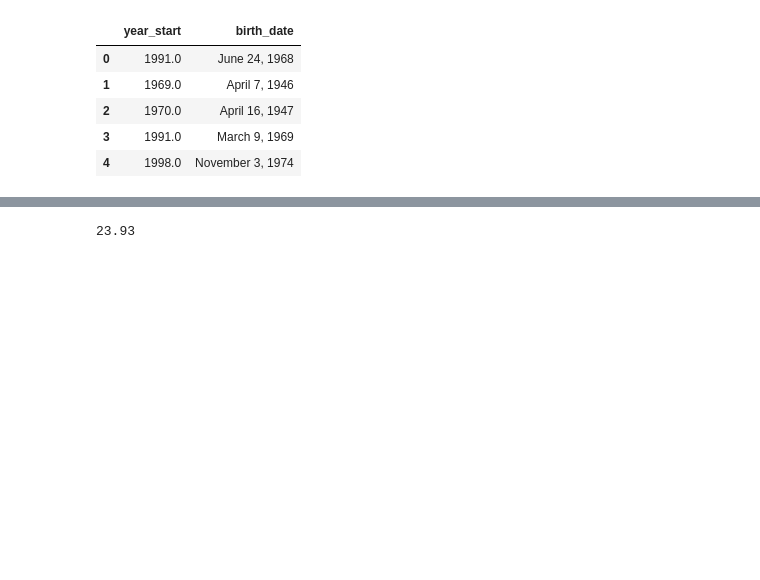
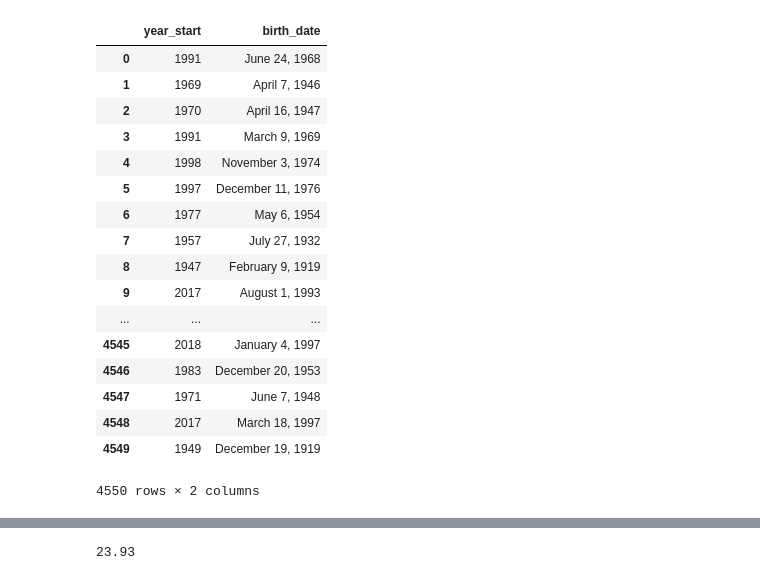
Before and after one commit to reedkm/project_one, a Jupyter notebook: player_heatmap.ipynb, the cells around one changed output, grey strips where cells are left out. Saved outputs shown, nothing was run; the diff lists cells and outputs as text; code cells hidden in the pictures; blank space fills up the shorter version.

```diff
--- a/player_heatmap.ipynb
+++ b/player_heatmap.ipynb
@@ -106,13 +173,25 @@ unique_player
 # %%
 playerYears_df = player_data_df[['year_start','birth_date']].copy()
-playerYears_df.head()
+playerYears_df
 # %% [output]
 |  | year_start | birth_date |
-| 0 | 1991.0 | June 24, 1968 |
-| 1 | 1969.0 | April 7, 1946 |
-| 2 | 1970.0 | April 16, 1947 |
-| 3 | 1991.0 | March 9, 1969 |
-| 4 | 1998.0 | November 3, 1974 |
+| 0 | 1991 | June 24, 1968 |
+| 1 | 1969 | April 7, 1946 |
+| 2 | 1970 | April 16, 1947 |
+| 3 | 1991 | March 9, 1969 |
+| 4 | 1998 | November 3, 1974 |
+| 5 | 1997 | December 11, 1976 |
+| 6 | 1977 | May 6, 1954 |
+| 7 | 1957 | July 27, 1932 |
+| 8 | 1947 | February 9, 1919 |
+| 9 | 2017 | August 1, 1993 |
+| ... | ... | ... |
+| 4545 | 2018 | January 4, 1997 |
+| 4546 | 1983 | December 20, 1953 |
+| 4547 | 1971 | June 7, 1948 |
+| 4548 | 2017 | March 18, 1997 |
+| 4549 | 1949 | December 19, 1919 |
+4550 rows × 2 columns
 # %%
 #Birth year
 #playerYears_df['birth_date'] = pd.to_datetime(playerYears_df['birth_date']).dt.year
```
Also changed, not shown: parts of 37 cells of this notebook, 12 other files.
